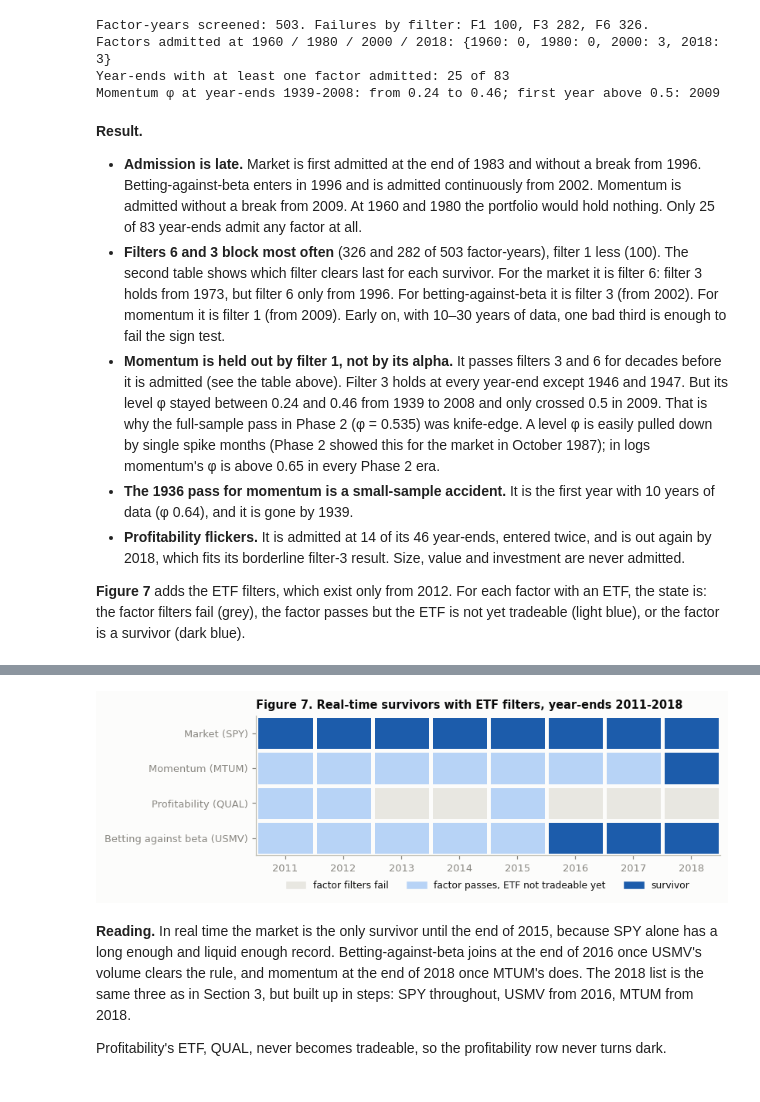
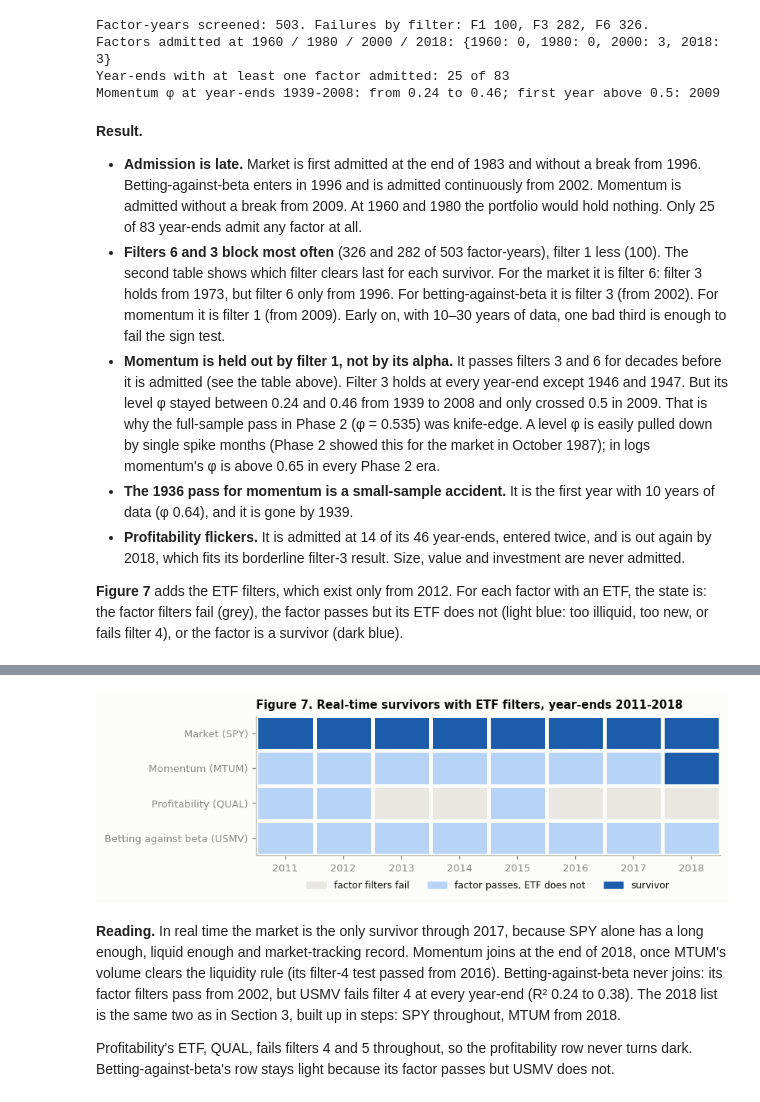
Before and after one commit to Flx183/volatility-managed-portfolio, a Jupyter notebook: reports/phase3_screening.ipynb, the cells around one changed output, grey strips where cells are left out. Cells and saved outputs as stored; diff of their text form; code cells hidden in the pictures.

```diff
--- a/reports/phase3_screening.ipynb
+++ b/reports/phase3_screening.ipynb
@@ -460,7 +465,7 @@ Momentum φ at year-ends 1939-2008: from 0.24 to 0.46; first year above 0.5: 200
 - **The 1936 pass for momentum is a small-sample accident.** It is the first year with 10 years of data (φ 0.64), and it is gone by 1939.
 - **Profitability flickers.** It is admitted at 14 of its 46 year-ends, entered twice, and is out again by 2018, which fits its borderline filter-3 result. Size, value and investment are never admitted.
 
-**Figure 7** adds the ETF filters, which exist only from 2012. For each factor with an ETF, the state is: the factor filters fail (grey), the factor passes but the ETF is not yet tradeable (light blue), or the factor is a survivor (dark blue).
+**Figure 7** adds the ETF filters, which exist only from 2012. For each factor with an ETF, the state is: the factor filters fail (grey), the factor passes but its ETF does not (light blue: too illiquid, too new, or fails filter 4), or the factor is a survivor (dark blue).
 # %%
 etf_factors = list(sc.ETF_FOR)
 yrs = [y for y in RT if y >= 2011]
@@ -471,11 +476,11 @@ ax.pcolormesh(np.arange(len(yrs) + 1) + 2011, np.arange(len(etf_factors) + 1), s
               cmap=ListedColormap([FAIL, PASS, DARK]), vmin=0, vmax=2, edgecolors="#fcfcfb", linewidth=2)
 ax.set_yticks(np.arange(len(etf_factors)) + 0.5, [f"{NAMES[f]} ({sc.ETF_FOR[f]})" for f in etf_factors]); ax.invert_yaxis()
 ax.set_xticks(np.arange(len(yrs)) + 2011.5, yrs); ax.grid(False)
-ax.legend(handles=[Patch(color=FAIL, label="factor filters fail"), Patch(color=PASS, label="factor passes, ETF not tradeable yet"),
+ax.legend(handles=[Patch(color=FAIL, label="factor filters fail"), Patch(color=PASS, label="factor passes, ETF does not"),
                    Patch(color=DARK, label="survivor")], loc="upper center", bbox_to_anchor=(0.5, -0.12), ncol=3, fontsize=8)
 ax.set_title("Figure 7. Real-time survivors with ETF filters, year-ends 2011-2018")
 fig.tight_layout()
-display(st.rename(index=NAMES).replace({0: "factor fails", 1: "ETF not tradeable", 2: "survivor"}))
+display(st.rename(index=NAMES).replace({0: "factor fails", 1: "ETF fails", 2: "survivor"}))
 # %% [output]
 |  | 2011 | 2012 | 2013 | 2014 | 2015 | 2016 | 2017 | 2018 |
 | Market | survivor | survivor | survivor | survivor | survivor | survivor | survivor | survivor |
@@ -485,8 +490,8 @@ display(st.rename(index=NAMES).replace({0: "factor fails", 1: "ETF not tradeable
-[figure, old version]
+[figure, new version]
 # %% [markdown]
-**Reading.** In real time the market is the only survivor until the end of 2015, because SPY alone has a long enough and liquid enough record. Betting-against-beta joins at the end of 2016 once USMV's volume clears the rule, and momentum at the end of 2018 once MTUM's does. The 2018 list is the same three as in Section 3, but built up in steps: SPY throughout, USMV from 2016, MTUM from 2018.
+**Reading.** In real time the market is the only survivor through 2017, because SPY alone has a long enough, liquid enough and market-tracking record. Momentum joins at the end of 2018, once MTUM's volume clears the liquidity rule (its filter-4 test passed from 2016). Betting-against-beta never joins: its factor filters pass from 2002, but USMV fails filter 4 at every year-end (R² 0.24 to 0.38). The 2018 list is the same two as in Section 3, built up in steps: SPY throughout, MTUM from 2018.
 
-Profitability's ETF, QUAL, never becomes tradeable, so the profitability row never turns dark.
+Profitability's ETF, QUAL, fails filters 4 and 5 throughout, so the profitability row never turns dark. Betting-against-beta's row stays light because its factor passes but USMV does not.
 # %% [markdown]
 ## 5. Using the screen in Phase 7
 
```
Also changed, not shown: parts of 13 cells of this notebook, 6 other files.
